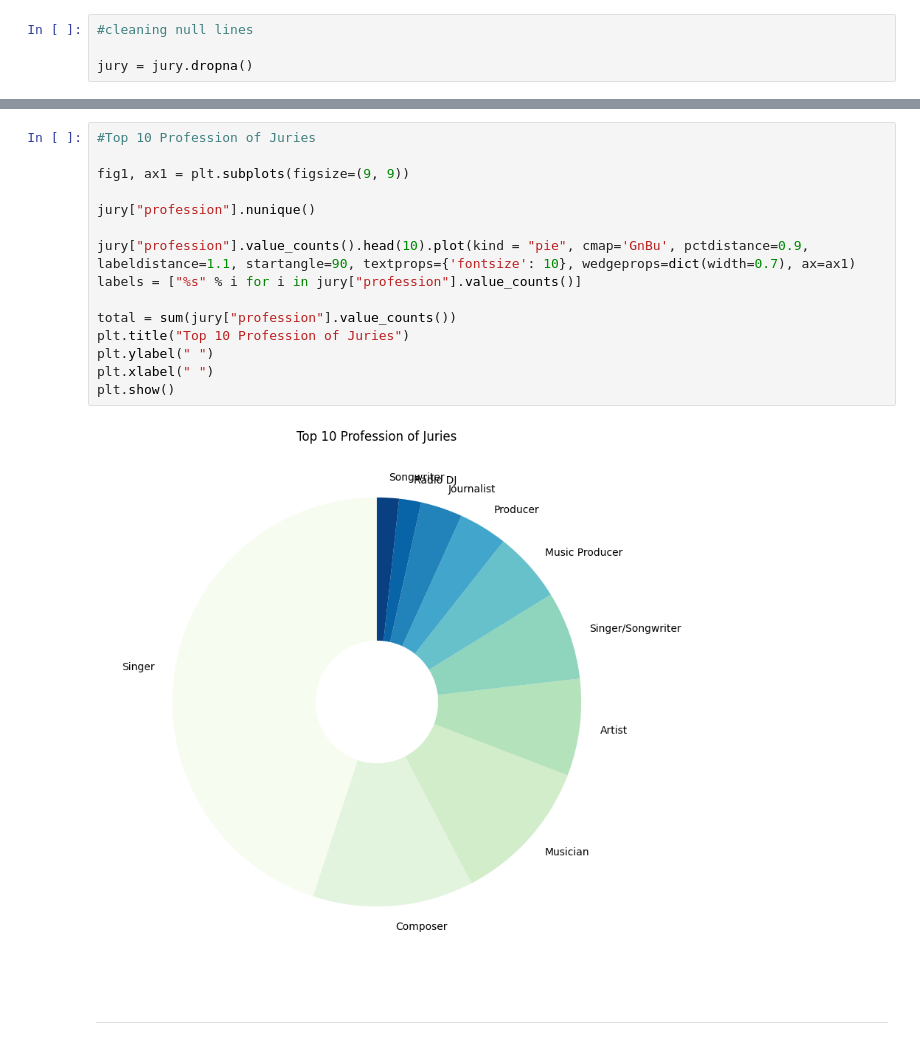
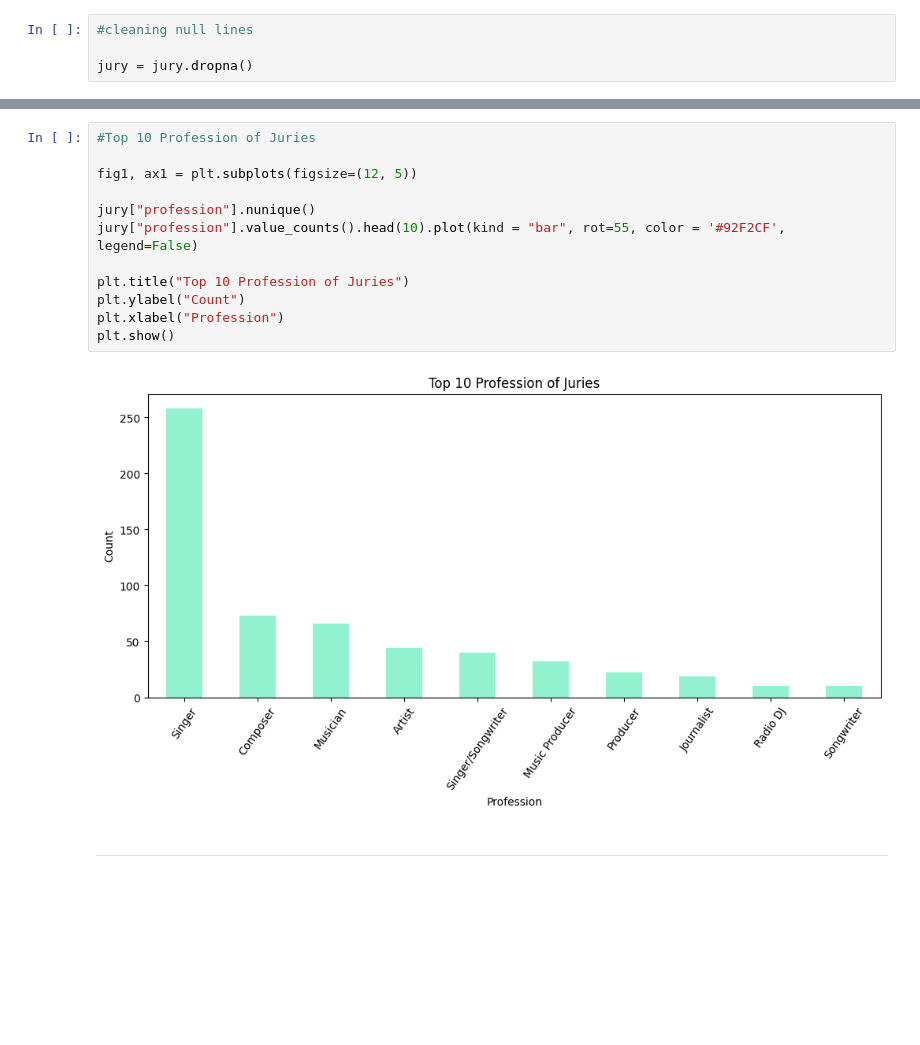
Before and after one commit to sedataskan/eurovision, a Jupyter notebook: eurovision.ipynb, the cells around one changed output, grey strips where cells are left out. Drawn from its saved outputs; the diff is of its cells as text; blank space fills up the shorter version.

```diff
--- a/eurovision.ipynb
+++ b/eurovision.ipynb
@@ -253,20 +258,17 @@ plt.show()
 # %%
 #Top 10 Profession of Juries
 
-fig1, ax1 = plt.subplots(figsize=(9, 9))
+fig1, ax1 = plt.subplots(figsize=(12, 5))
 
 jury["profession"].nunique()
+jury["profession"].value_counts().head(10).plot(kind = "bar", rot=55, color = '#92F2CF', legend=False)
 
-jury["profession"].value_counts().head(10).plot(kind = "pie", cmap='GnBu', pctdistance=0.9, labeldistance=1.1, startangle=90, textprops={'fontsize': 10}, wedgeprops=dict(width=0.7), ax=ax1)
-labels = ["%s" % i for i in jury["profession"].value_counts()]
-
-total = sum(jury["profession"].value_counts())
 plt.title("Top 10 Profession of Juries")
-plt.ylabel(" ")
-plt.xlabel(" ")
+plt.ylabel("Count")
+plt.xlabel("Profession")
 plt.show()
 # %% [output]
-[figure, old version]
+[figure, new version]
 # %% [markdown]
 ----------
 # %% [markdown]
```
Also changed, not shown: parts of 9 cells of this notebook, 1 other file.
